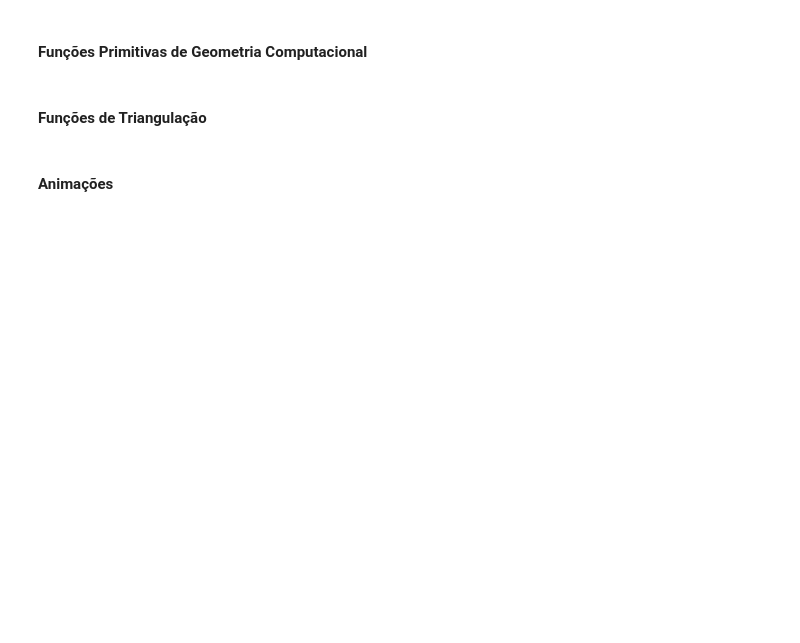
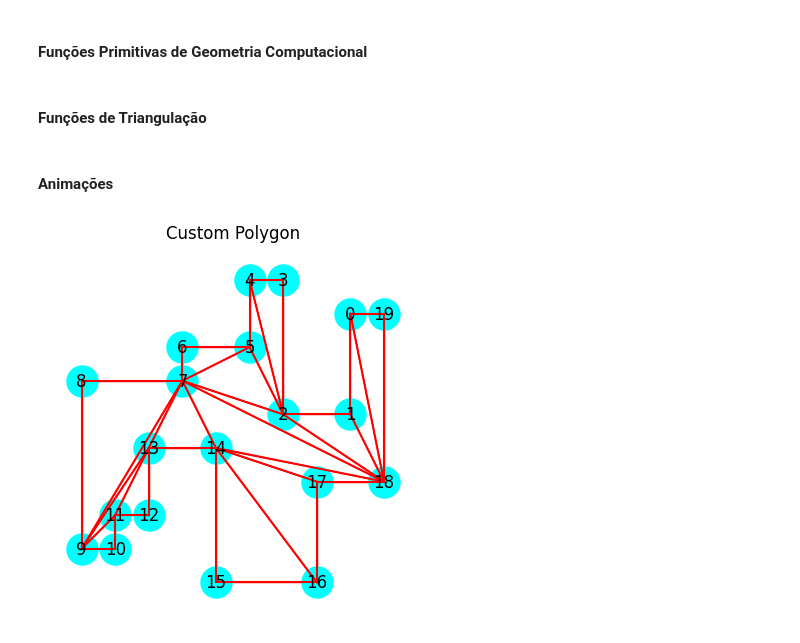
Before and after one commit to Victorahf2004/Algoritmos2, a Jupyter notebook: Notebook Final.ipynb, the cells around one changed output. Saved outputs shown, nothing was run; the diff lists cells and outputs as text; code cells hidden in the pictures; blank space fills up the shorter version.

```diff
--- a/Notebook Final.ipynb
+++ b/Notebook Final.ipynb
@@ -40,24 +39,0 @@ G.adicionar_aresta(Vector(G.vertices[len(V)-1],G.vertices[0]))
-# %%
-file_values = line.split()
-total_vertices = int(file_values[0])
-
-G = Grafo()
-
-#Adiciona Vértices no Grafo
-V = []
-for i in range(1,len(file_values),2):
-    X, Y = file_values[i], file_values[i+1]
-
-    a, b = X.split("/")
-    coord_x = float(a) / float(b)
-
-    a, b = Y.split("/")
-    coord_y = float(a) / float(b)
-
-    V.append(Ponto(coord_x, coord_y))
-    G.adicionar_vertice(Ponto(coord_x, coord_y))
-
-# Adiciona Arestas no Grafo
-for i in range(len(V)-1):
-    G.adicionar_aresta(Vector(G.vertices[i],G.vertices[i+1]))
-G.adicionar_aresta(Vector(G.vertices[len(V)-1],G.vertices[0]))
@@ -78,3 +50,8 @@ fig.show()
 <H4>Funções de Triangulação
 # %% [markdown]
 <H4>Animações
+# %%
+(Grf, triangulos) = triangulacao(G)
+plot_custom_polygon(G.graph, G.vertices, G.arestas)
+# %% [output]
+[figure, added]
```
Also changed, not shown: parts of 4 cells of this notebook, 4 other files.
